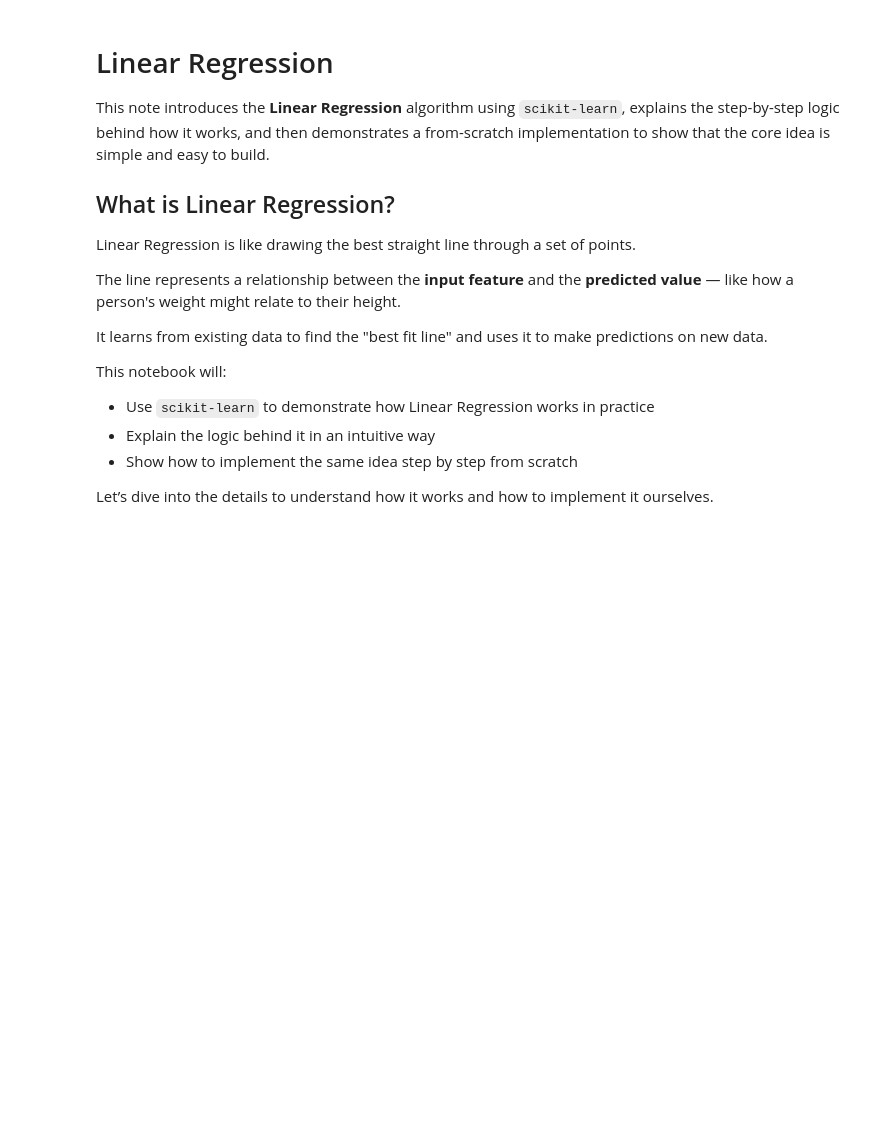
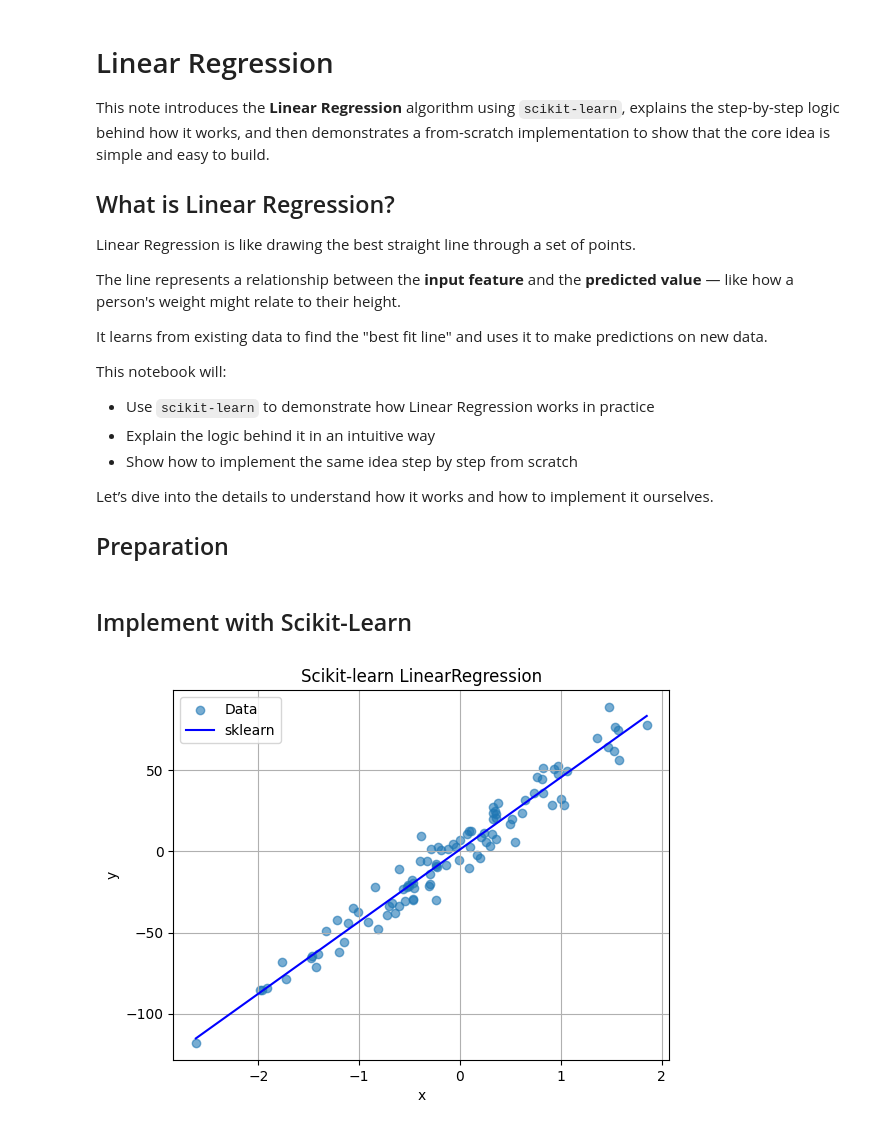
Before and after one commit to taijusanagi/experiments, a Jupyter notebook: contents/linear-regression.ipynb, the cells around one changed output. Cells and saved outputs as stored; diff of their text form; code cells hidden in the pictures; blank space fills up the shorter version.

Commit message:
done liner regression explaination

```diff
--- a/contents/linear-regression.ipynb
+++ b/contents/linear-regression.ipynb
@@ -18,6 +18,42 @@ This notebook will:
 - Show how to implement the same idea step by step from scratch
 
 Let’s dive into the details to understand how it works and how to implement it ourselves.
+
+## Preparation
+# %%
+import numpy as np
+import matplotlib.pyplot as plt
+from sklearn.datasets import make_regression
+from sklearn.linear_model import LinearRegression
+
+# 1. Load regression data
+X, y = make_regression(n_samples=100, n_features=1, noise=10, random_state=42)
+X = X.flatten()
+
+# 2. Plot function
+def plot_regression_line(X, y, w, b, title="Regression Line", label="Model", color="red"):
+    plt.scatter(X, y, label="Data", alpha=0.6)
+    x_line = np.linspace(X.min(), X.max(), 100)
+    y_line = w * x_line + b
+    plt.plot(x_line, y_line, color=color, label=label)
+    plt.title(title)
+    plt.xlabel("x")
+    plt.ylabel("y")
+    plt.legend()
+    plt.grid(True)
+    plt.show()
+# %% [markdown]
+## Implement with Scikit-Learn
+# %%
+sk_model = LinearRegression()
+sk_model.fit(X.reshape(-1, 1), y)
+
+w_sklearn = sk_model.coef_[0]
+b_sklearn = sk_model.intercept_
+
+plot_regression_line(X, y, w_sklearn, b_sklearn, title="Scikit-learn LinearRegression", label="sklearn", color="blue")
+# %% [output]
+[figure, added]
 # %% [markdown]
 ## Behind the Scenes
 
```
Also changed, not shown: parts of 3 cells of this notebook.
